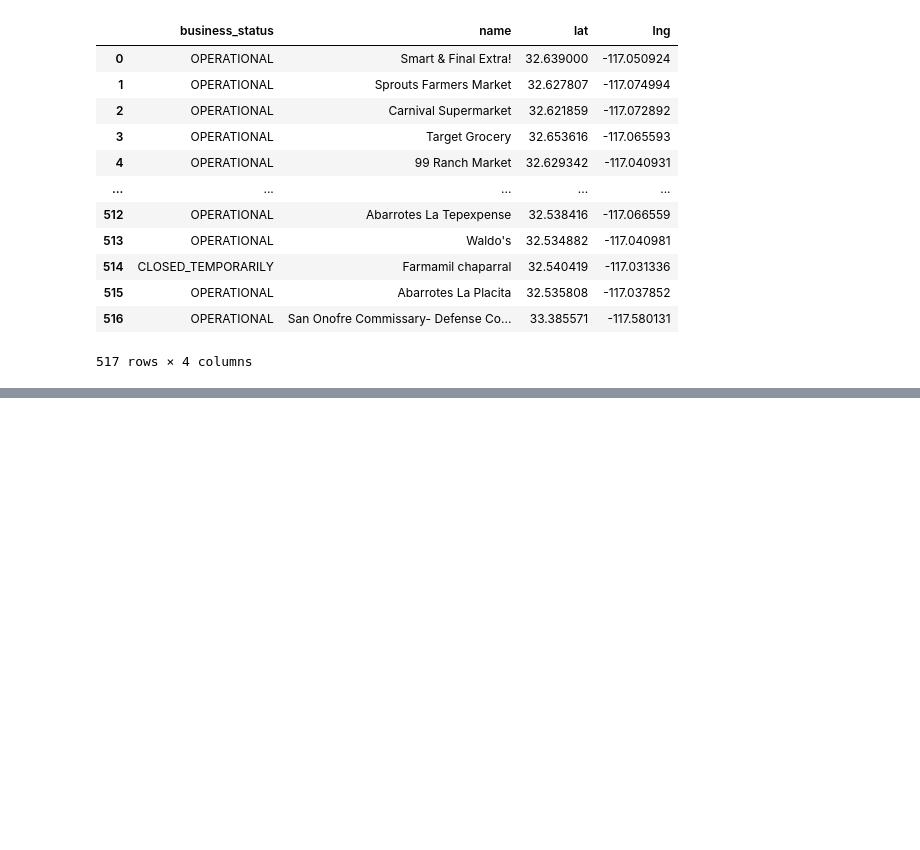
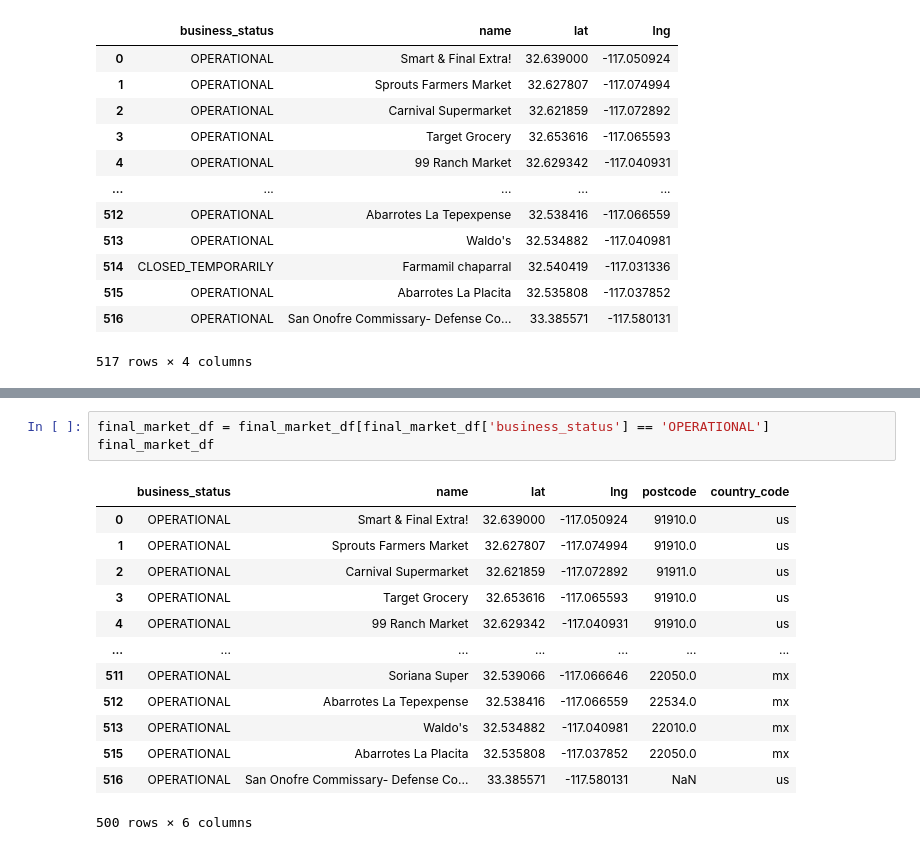
Before and after one commit to tsmtruong/final-project, a Jupyter notebook: Clean_Markets.ipynb, the cells around one changed output, grey strips where cells are left out. Cells and saved outputs as stored; diff of their text form; blank space fills up the shorter version.

```diff
--- a/Clean_Markets.ipynb
+++ b/Clean_Markets.ipynb
@@ -187,0 +266,17 @@ operationalmarkets = final_market_df.loc(final_market_df['business_status'] == "
+# %%
+final_market_df = final_market_df[final_market_df['business_status'] == 'OPERATIONAL']
+final_market_df
+# %% [output]
+|  | business_status | name | lat | lng | postcode | country_code |
+| 0 | OPERATIONAL | Smart & Final Extra! | 32.639000 | -117.050924 | 91910.0 | us |
+| 1 | OPERATIONAL | Sprouts Farmers Market | 32.627807 | -117.074994 | 91910.0 | us |
+| 2 | OPERATIONAL | Carnival Supermarket | 32.621859 | -117.072892 | 91911.0 | us |
+| 3 | OPERATIONAL | Target Grocery | 32.653616 | -117.065593 | 91910.0 | us |
+| 4 | OPERATIONAL | 99 Ranch Market | 32.629342 | -117.040931 | 91910.0 | us |
+| ... | ... | ... | ... | ... | ... | ... |
+| 511 | OPERATIONAL | Soriana Super | 32.539066 | -117.066646 | 22050.0 | mx |
+| 512 | OPERATIONAL | Abarrotes La Tepexpense | 32.538416 | -117.066559 | 22534.0 | mx |
+| 513 | OPERATIONAL | Waldo's | 32.534882 | -117.040981 | 22010.0 | mx |
+| 515 | OPERATIONAL | Abarrotes La Placita | 32.535808 | -117.037852 | 22050.0 | mx |
+| 516 | OPERATIONAL | San Onofre Commissary- Defense Co... | 33.385571 | -117.580131 | NaN | us |
+500 rows × 6 columns
```
Also changed, not shown: parts of 13 cells of this notebook, 1 other file.
